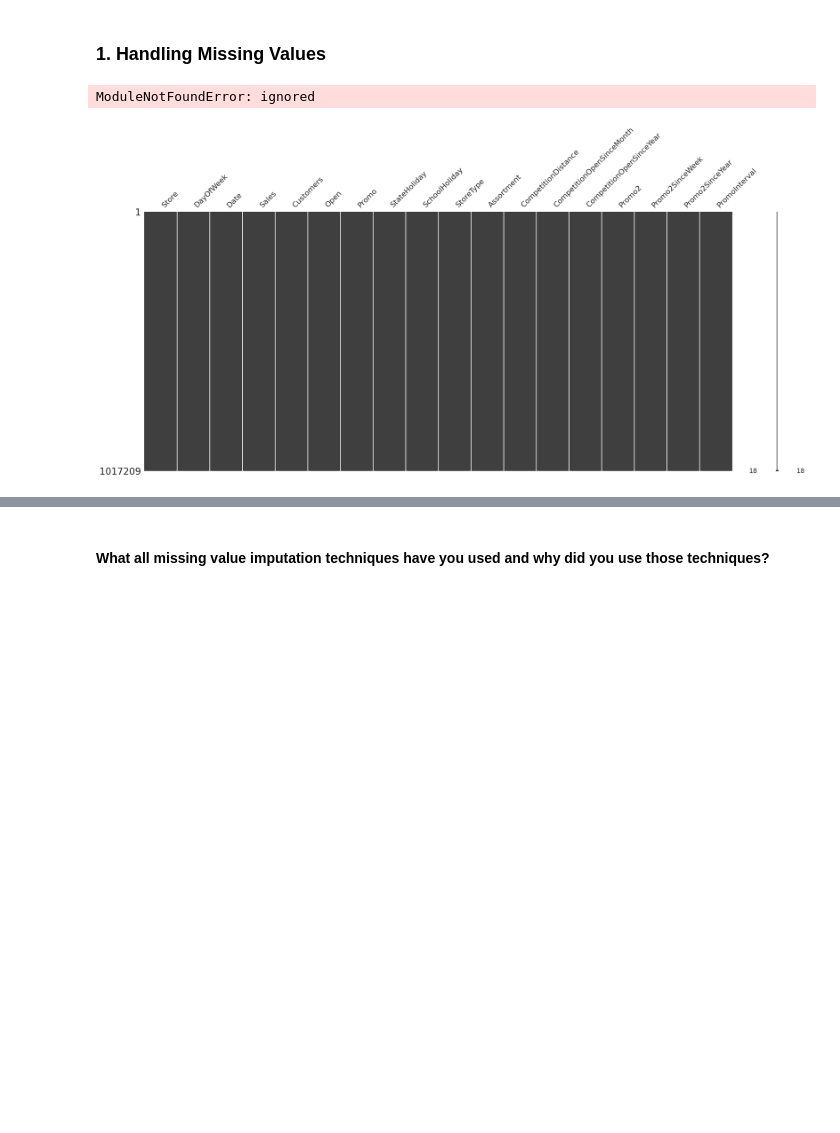
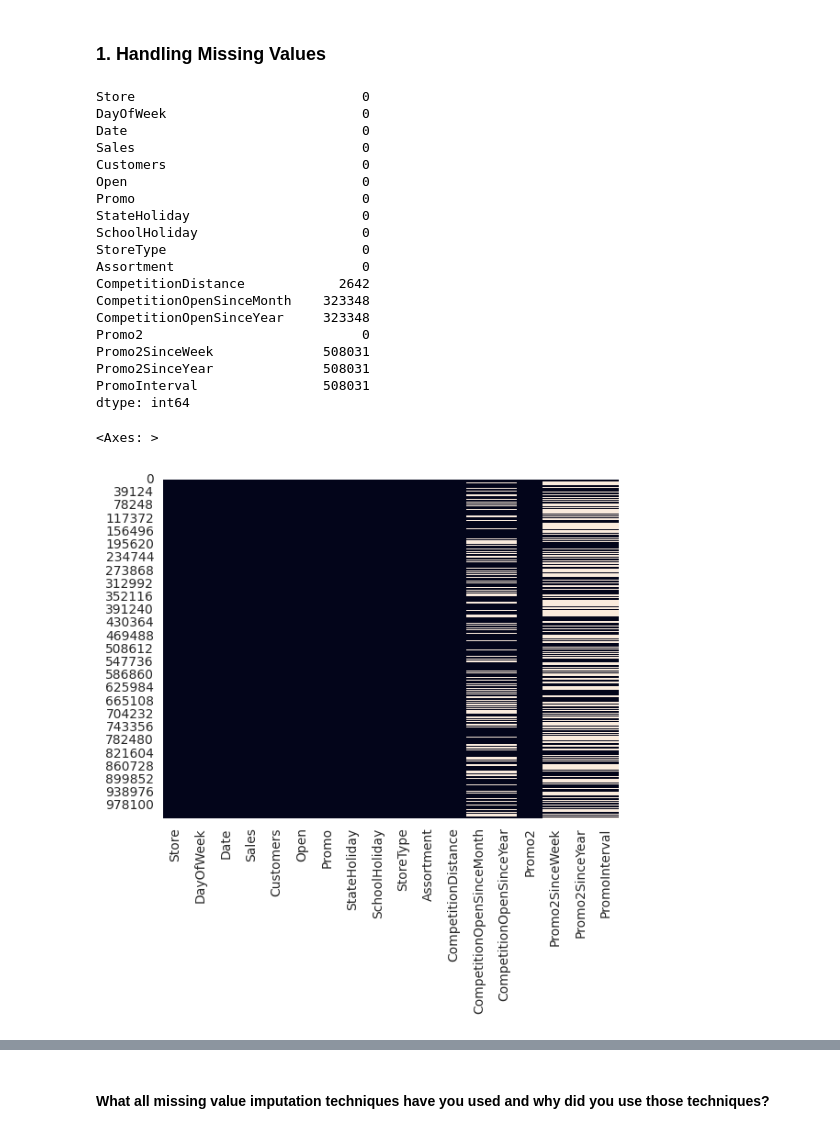
Before and after one commit to Pratikshathorat96/Retail-Sales-Prediction-ML-regression-, a Jupyter notebook: new_regression_project_on_retail_store.ipynb, the cells around one changed output, grey strips where cells are left out. Drawn from its saved outputs; the diff is of its cells as text; code cells hidden in the pictures; blank space fills up the shorter version.

```diff
--- a/new_regression_project_on_retail_store.ipynb
+++ b/new_regression_project_on_retail_store.ipynb
@@ -189,7 +170,7 @@ Mounted at /content/drive
 #Rossmann Data
 sales_df = pd.read_csv("/content/Rossmann Stores Data.csv", low_memory=False)
 #store data
-store_df = pd.read_csv("/content/store (1).csv", low_memory=False)
+store_df = pd.read_csv("/content/store.csv", low_memory=False)
 # %% [markdown]
 ### Dataset First View
 # %%
@@ -1239,25 +1298,38 @@ Therefore, we can reject the null hypothesis and conclude that there is a signif
 ## ***6. Feature Engineering & Data Pre-processing***
 # %% [markdown]
 ### 1. Handling Missing Values
+# %%
+# Creating a copy of the dataset for further feature engineering
+df=total_df.copy()
 # %%
 # Handling Missing Values & Missing Value Imputation
-# %%
-# Identify the missing values
-missing_values = total_df.isnull().sum()
-
-msno.matrix(total_df)
-
-# Decide on the imputation strategy
-# In this example, we will use mean imputation for the 'CompetitionDistance' variable
-from sklearn.impute import SimpleImputer
-imputer = SimpleImputer(strategy='mean')
-total_df['CompetitionDistance'] = imputer.fit_transform(total_df[['CompetitionDistance']])
-
-# Alternatively, you can use regression imputation for the 'CompetitionDistance' variable
-
-from fancyimpute import KNN
-
-total_df['CompetitionDistance'] = KNN(k=5).fit_transform(total_df[['CompetitionDistance']])
-# %% [output]
-ModuleNotFoundError: ignored
-[figure, removed]
+# %%
+# Handling Missing Values & Missing Value Imputation
+# Missing Values/Null Values Count
+print(df.isnull().sum())
+
+# Visualizing the missing values
+# Checking Null Value by plotting Heatmap
+sns.heatmap(df.isnull(), cbar=False)
+# %% [output]
+Store                             0
+DayOfWeek                         0
+Date                              0
+Sales                             0
+Customers                         0
+Open                              0
+Promo                             0
+StateHoliday                      0
+SchoolHoliday                     0
+StoreType                         0
+Assortment                        0
+CompetitionDistance            2642
+CompetitionOpenSinceMonth    323348
+CompetitionOpenSinceYear     323348
+Promo2                            0
+Promo2SinceWeek              508031
+Promo2SinceYear              508031
+PromoInterval                508031
+dtype: int64
+<Axes: >
+[figure, added]
```
Also changed, not shown: parts of 241 cells of this notebook.
